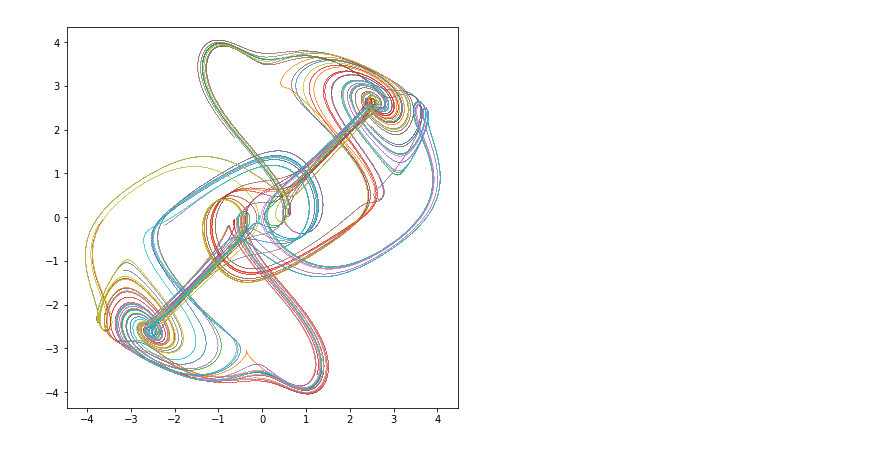
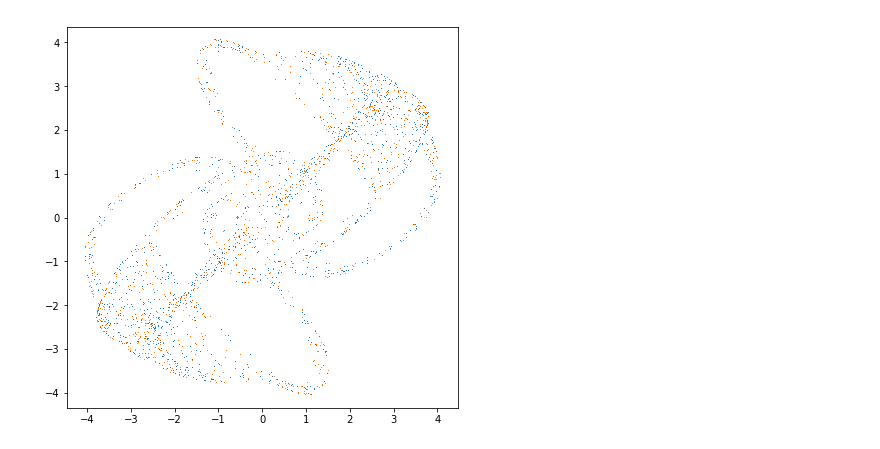
Before and after one commit to xdze2/strange_attractor, a Jupyter notebook: to_3D_and_beyond.ipynb, the cells around one changed output. Cells and saved outputs as stored; diff of their text form; code cells hidden in the pictures.

```diff
--- a/to_3D_and_beyond.ipynb
+++ b/to_3D_and_beyond.ipynb
@@ -23,17 +36,11 @@ def thomas_attractor(xyz, b):
     dYdt[2] += sin_xyz[0]
     return dYdt/np.sqrt(np.sum(dYdt**2))
 # %%
-def integrate(b):
-    # burn
+def burn(b):
     y0 = np.random.randn(3)*3
+
     t_span = np.linspace(0, 100, 11)
     sol = odeint(lambda y, t: thomas_attractor(y, b),
                  y0, t_span)
-    y0 = sol[-1, :]
-
-    # solve
-    t_span = np.linspace(0, 100, 7000)
-    sol = odeint(lambda y, t: thomas_attractor(y, b),
-                 y0, t_span)
-
-    return sol
+    y1 = sol[-1, :]
+    return y1
@@ -39,0 +56,8 @@ def integrate(b):
+# %%
+# Burn (multiprocessing)
+t_start = time.time()
+with Pool(4) as p:
+    points = p.map(burn, [b, ]*5000, chunksize=10)
+
+print('elapsed (s)', time.time() - t_start)
+print(len(points))
@@ -40,13 +67,9 @@ def integrate(b):
 # %%
-# test
-b = 0.192
+points_array = np.vstack(points)
 
 plt.figure(figsize=(7, 7));
 plt.axis('equal');
-
-for _ in range(10):
-    sol = integrate(b)
-
-    plt.plot(sol[:, 0], sol[:, 1], ',', alpha=0.5);
+plt.plot(points_array[:, 0], points_array[:, 1], ',', alpha=0.8);
+plt.plot(-points_array[:, 0], -points_array[:, 1], ',', alpha=0.8);
 # %% [output]
-[figure, old version]
+[figure, new version]
```
Also changed, not shown: parts of 28 cells of this notebook, 1 other file.
